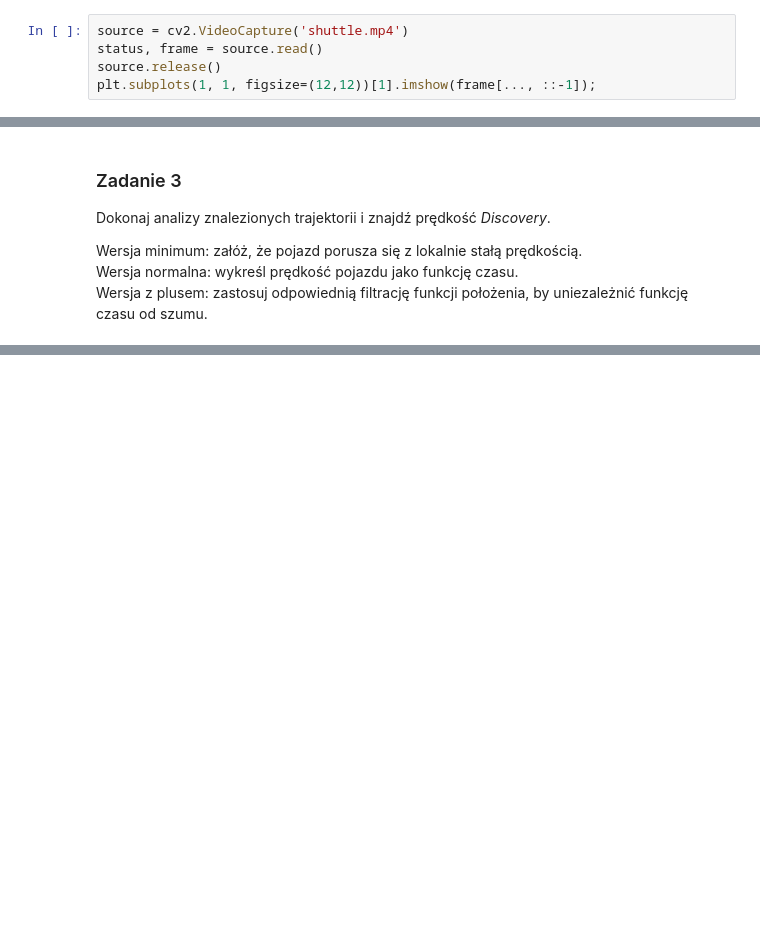
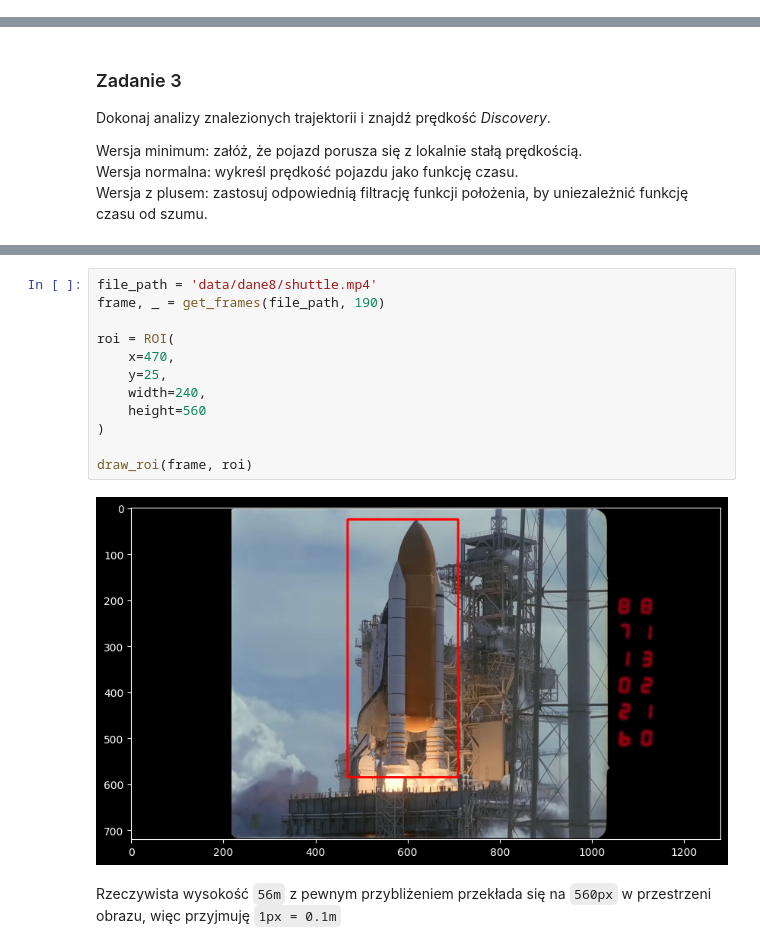
Before and after one commit to pananananas/ComputerVision, a Jupyter notebook: 8 sparse object tracking.ipynb, the cells around one changed output, grey strips where cells are left out. Saved outputs shown, nothing was run; the diff lists cells and outputs as text; blank space fills up the shorter version.

```diff
--- a/8 sparse object tracking.ipynb
+++ b/8 sparse object tracking.ipynb
@@ -39,8 +39,3 @@ import matplotlib.pyplot as plt
 ### Zadanie 1
 
 Na podstawie pierwszej klatki z materiału dokonaj kalibracji parametrów detektora cech do śledzenia (sugerowany detektor: [`cv2.goodFeaturesToTrack`](https://docs.opencv.org/3.4/dd/d1a/group__imgproc__feature.html#ga1d6bb77486c8f92d79c8793ad995d541)). Dobór tych parametrów jest kluczowy dla reszty zadania, więc zapoznaj się z ich znaczeniem i postaraj tak dobrać, by uzyskać odpowiednio dużo (10+) punktów w rejonie śledzonego obiektu.
-# %%
-source = cv2.VideoCapture('shuttle.mp4')
-status, frame = source.read()
-source.release()
-plt.subplots(1, 1, figsize=(12,12))[1].imshow(frame[..., ::-1]);
@@ -79,0 +278,16 @@ Wersja z plusem: zastosuj odpowiednią filtrację funkcji położenia, by unieza
+# %%
+file_path = 'data/dane8/shuttle.mp4'
+frame, _ = get_frames(file_path, 190)
+
+roi = ROI(
+    x=470,
+    y=25,
+    width=240,
+    height=560
+)
+
+draw_roi(frame, roi)
+# %% [output]
+[figure, added]
+# %% [markdown]
+Rzeczywista wysokość `56m` z pewnym przybliżeniem przekłada się na `560px` w przestrzeni obrazu, więc przyjmuję `1px = 0.1m`
```
Also changed, not shown: parts of 21 cells of this notebook, 2 other files.
